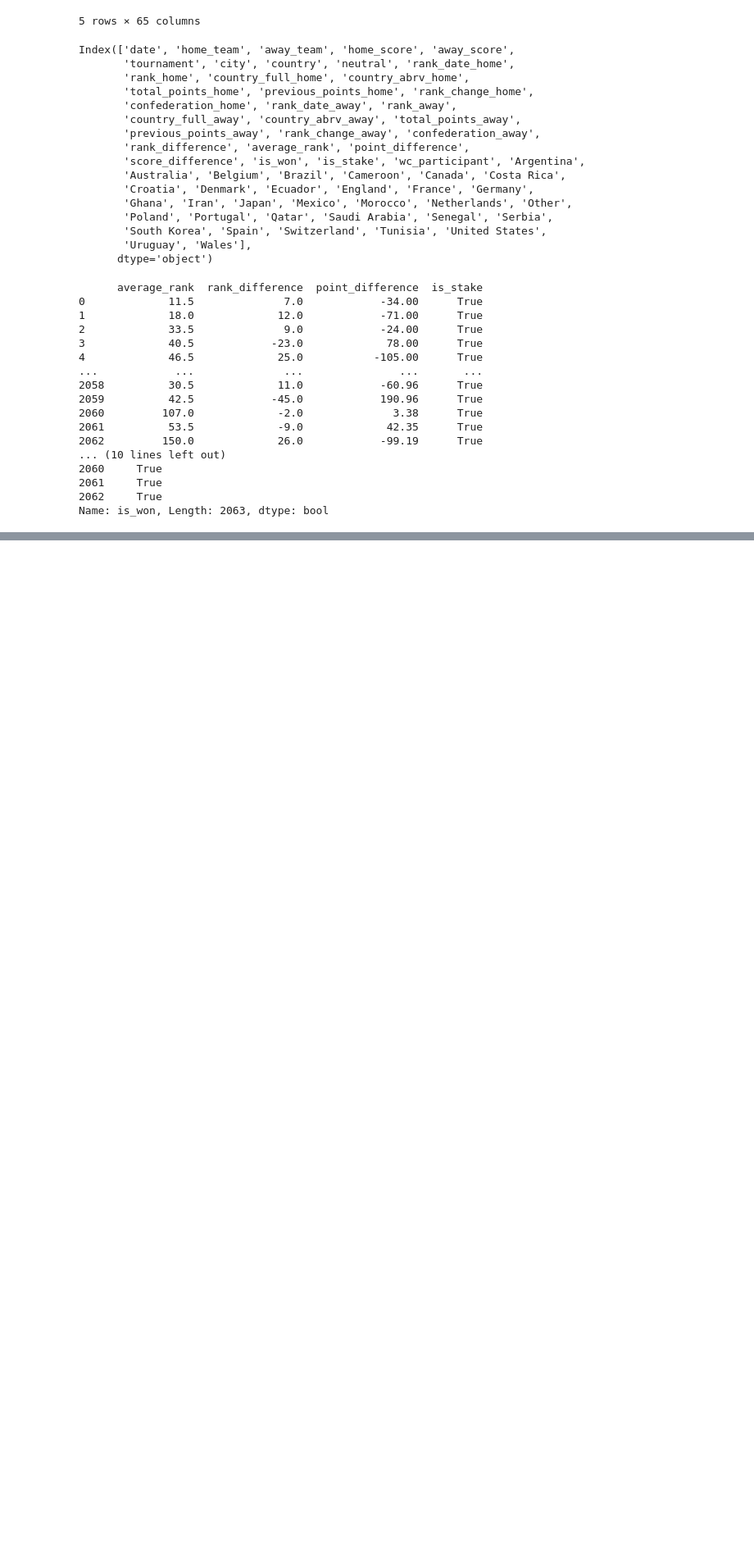
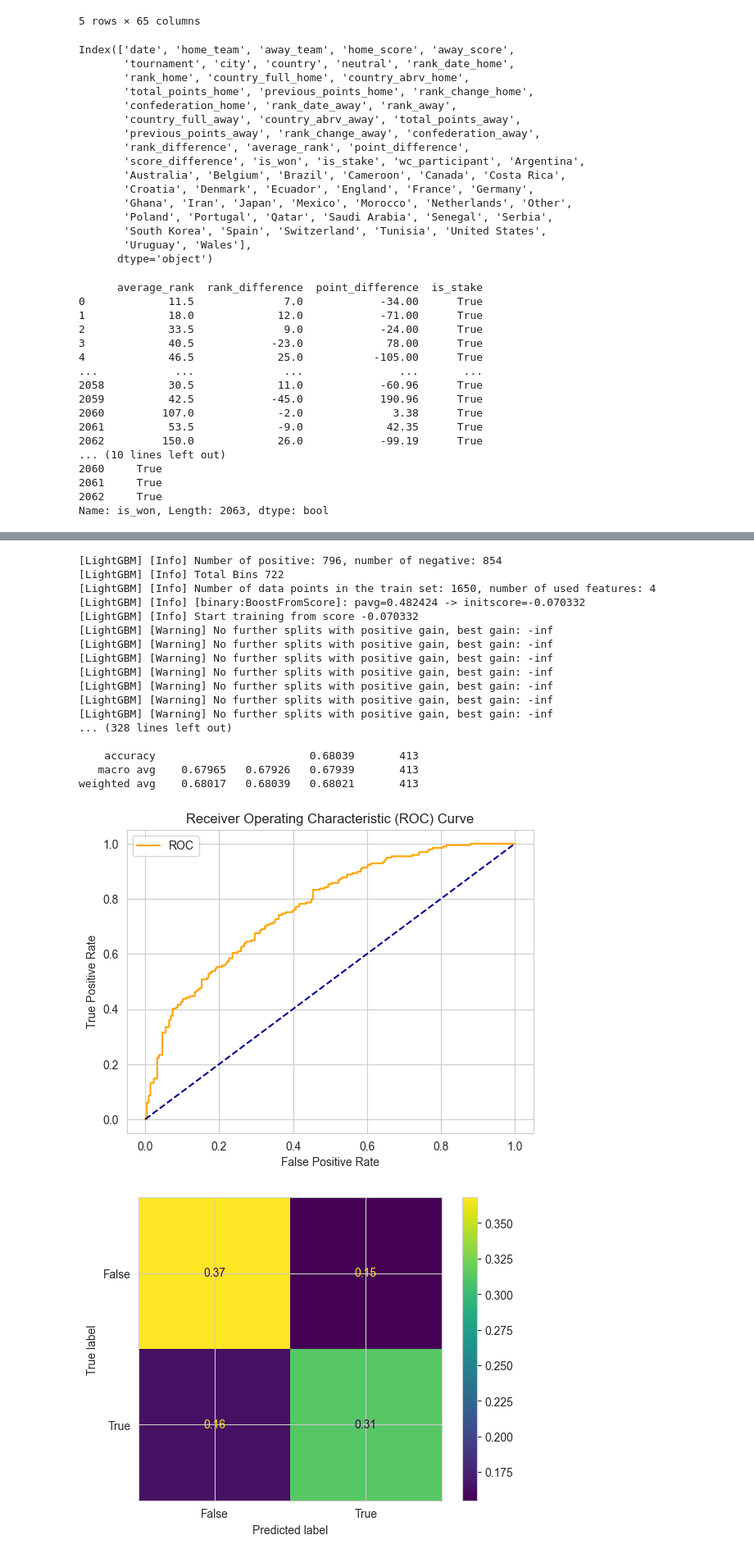
Before and after one commit to drinkincode/worldcup_predic_ml, a Jupyter notebook: worldcup_predic_notebook.ipynb, the cells around one changed output, grey strips where cells are left out. Shown at 82% size. Drawn from its saved outputs; the diff is of its cells as text; code cells hidden in the pictures; blank space fills up the shorter version.

```diff
--- a/worldcup_predic_notebook.ipynb
+++ b/worldcup_predic_notebook.ipynb
@@ -397,0 +449,34 @@ weighted avg    0.63386   0.63438   0.63367       413
+# %%
+import lightgbm as lgb
+params_lgb ={'colsample_bytree': 0.95,
+         'max_depth': 16,
+         'min_split_gain': 0.1,
+         'n_estimators': 200,
+         'num_leaves': 50,
+         'reg_alpha': 1.2,
+         'reg_lambda': 1.2,
+         'subsample': 0.95,
+         'subsample_freq': 20}
+
+model_lgb = lgb.LGBMClassifier(**params_lgb, force_col_wise='true')
+model_lgb, accuracy_lgb, roc_auc_lgb, coh_kap_lgb, tt_lgb = run_model(model_lgb, X_train, y_train, X_test, y_test)
+# %% [output]
+[LightGBM] [Info] Number of positive: 796, number of negative: 854
+[LightGBM] [Info] Total Bins 722
+[LightGBM] [Info] Number of data points in the train set: 1650, number of used features: 4
+[LightGBM] [Info] [binary:BoostFromScore]: pavg=0.482424 -> initscore=-0.070332
+[LightGBM] [Info] Start training from score -0.070332
+[LightGBM] [Warning] No further splits with positive gain, best gain: -inf
+[LightGBM] [Warning] No further splits with positive gain, best gain: -inf
+[LightGBM] [Warning] No further splits with positive gain, best gain: -inf
+[LightGBM] [Warning] No further splits with positive gain, best gain: -inf
+[LightGBM] [Warning] No further splits with positive gain, best gain: -inf
+[LightGBM] [Warning] No further splits with positive gain, best gain: -inf
+[LightGBM] [Warning] No further splits with positive gain, best gain: -inf
+... (328 lines left out)
+
+    accuracy                        0.68039       413
+   macro avg    0.67965   0.67926   0.67939       413
+weighted avg    0.68017   0.68039   0.68021       413
+[figure, added]
+[figure, added]
```
Also changed, not shown: parts of 8 cells of this notebook.
